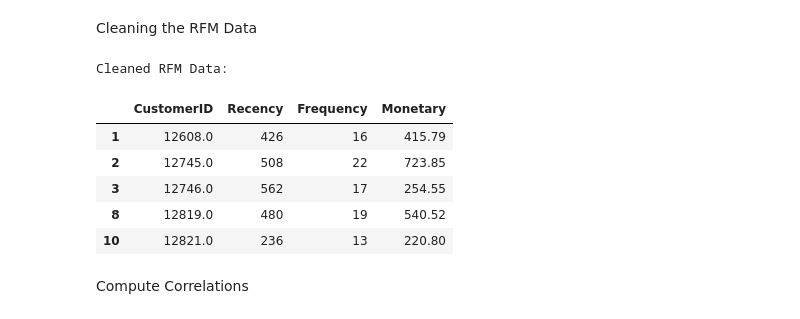
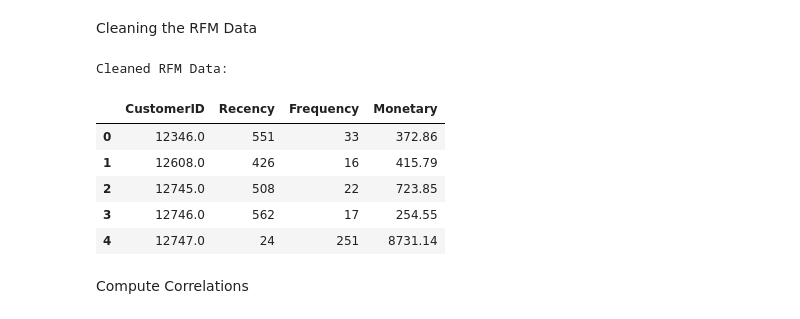
Before and after one commit to AndreaLolli2912/Artificial-Intelligence-for-Communication-and-Marketing, a Jupyter notebook: project-1/main.ipynb, the cells around one changed output. Drawn from its saved outputs; the diff is of its cells as text; code cells hidden in the pictures.

```diff
--- a/project-1/main.ipynb
+++ b/project-1/main.ipynb
@@ -517,23 +517,23 @@ Cleaning the RFM Data
 # %%
 df_rfm_clean = df_rfm.copy()
 
 # Filter out customers with more than 28 purchases in the last year (99th percentile)
-df_rfm_clean = df_rfm_clean.loc[df_rfm_clean['Frequency'] <= 23]
+df_rfm_clean = df_rfm_clean.loc[df_rfm_clean['Frequency'] <= 1107]
 
 # Filter out customers with more than 16,500 in monetary value (99th percentile)
-df_rfm_clean = df_rfm_clean.loc[df_rfm_clean['Monetary'] <= 1107]
+df_rfm_clean = df_rfm_clean.loc[df_rfm_clean['Monetary'] <= 21313]
 
 # Display cleaned RFM data
 print("Cleaned RFM Data:")
 display(df_rfm_clean.head())
 # %% [output]
 Cleaned RFM Data:
 |  | CustomerID | Recency | Frequency | Monetary |
+| 0 | 12346.0 | 551 | 33 | 372.86 |
 | 1 | 12608.0 | 426 | 16 | 415.79 |
 | 2 | 12745.0 | 508 | 22 | 723.85 |
 | 3 | 12746.0 | 562 | 17 | 254.55 |
-| 8 | 12819.0 | 480 | 19 | 540.52 |
-| 10 | 12821.0 | 236 | 13 | 220.80 |
+| 4 | 12747.0 | 24 | 251 | 8731.14 |
 # %% [markdown]
 Compute Correlations
 # %%
```
Also changed, not shown: parts of 8 cells of this notebook.
